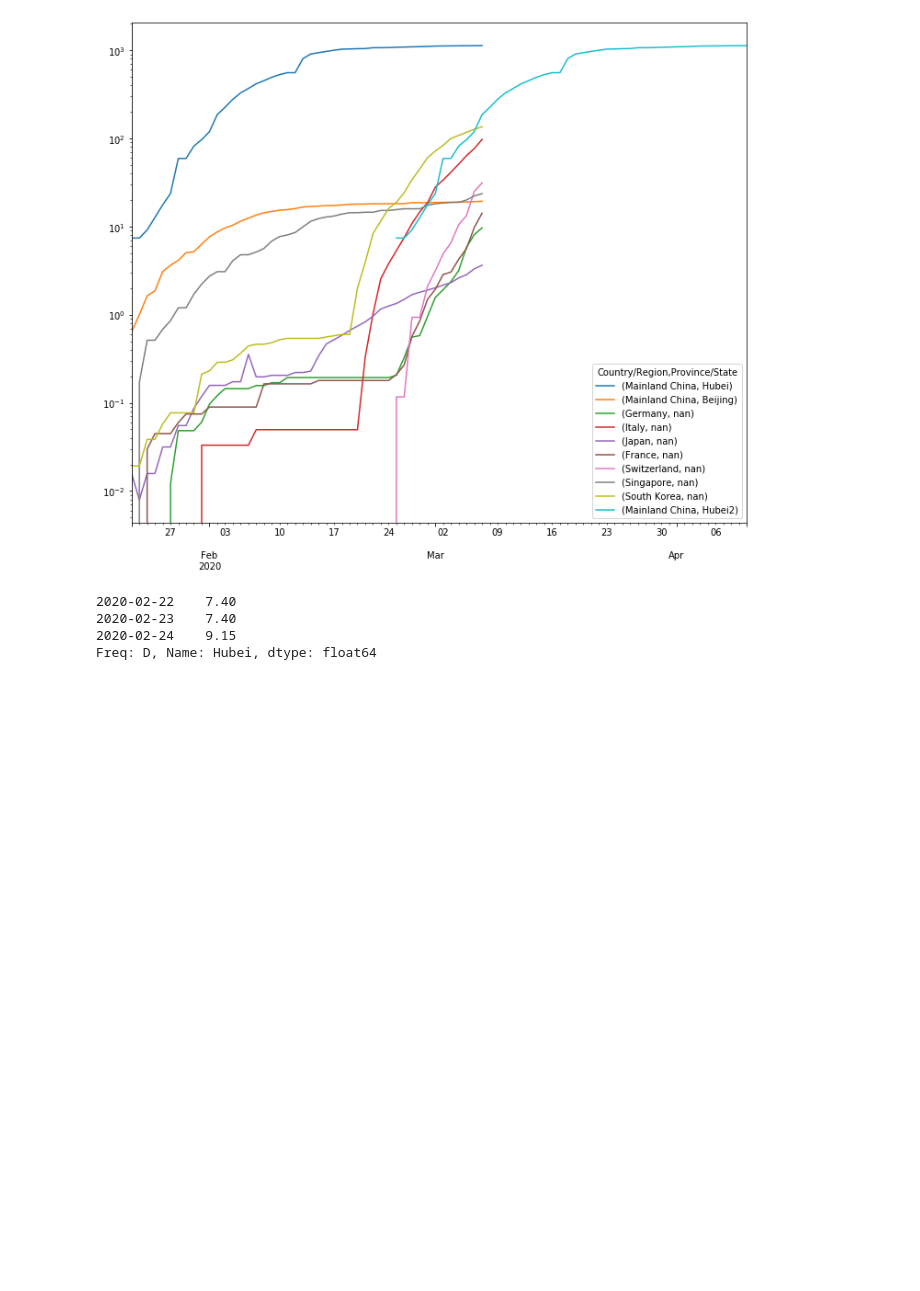
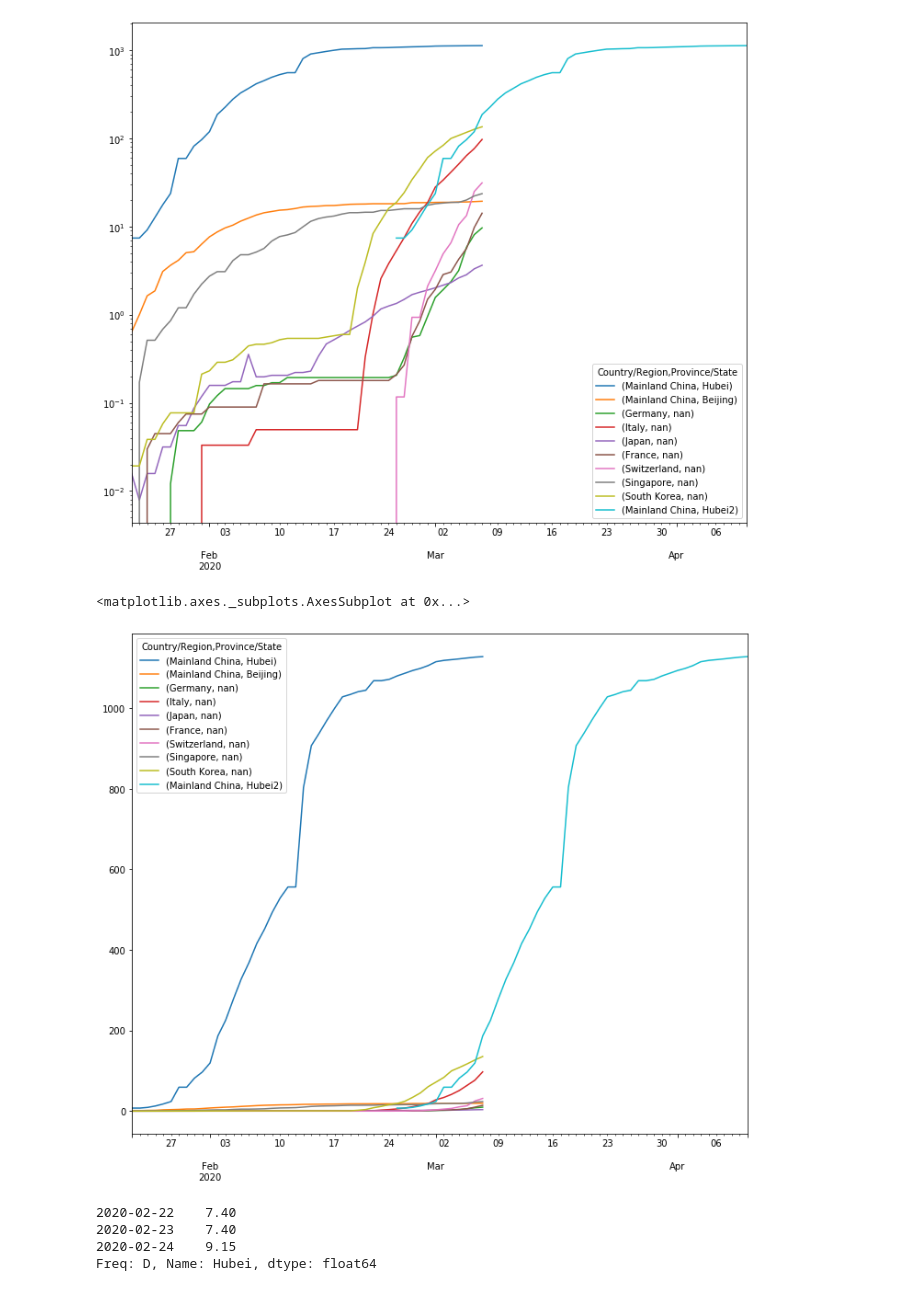
Before and after one commit to matsim-vsp/COVID-19, a Jupyter notebook: csse_covid_19_data/csse_covid_19_time_series/Untitled.ipynb, the cells around one changed output. Saved outputs shown, nothing was run; the diff lists cells and outputs as text; code cells hidden in the pictures; blank space fills up the shorter version.

```diff
--- a/csse_covid_19_data/csse_covid_19_time_series/Untitled.ipynb
+++ b/csse_covid_19_data/csse_covid_19_time_series/Untitled.ipynb
@@ -159,6 +159,11 @@ df6.plot(kind='line',logy=True)
 <matplotlib.axes._subplots.AxesSubplot at 0x...>
 <Figure size 864x720 with 0 Axes>
 [figure]
+# %%
+df6.plot(kind='line')
+# %% [output]
+<matplotlib.axes._subplots.AxesSubplot at 0x...>
+[figure, added]
 # %%
 df5.to_csv("all.csv")
 # %%
```
